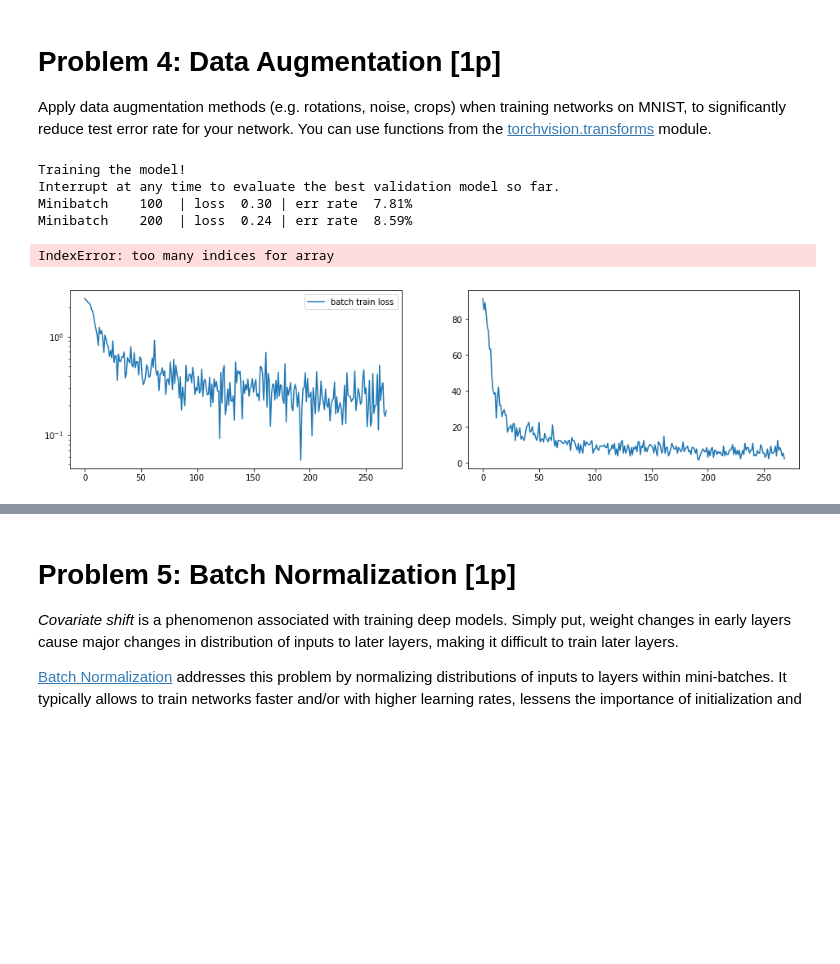
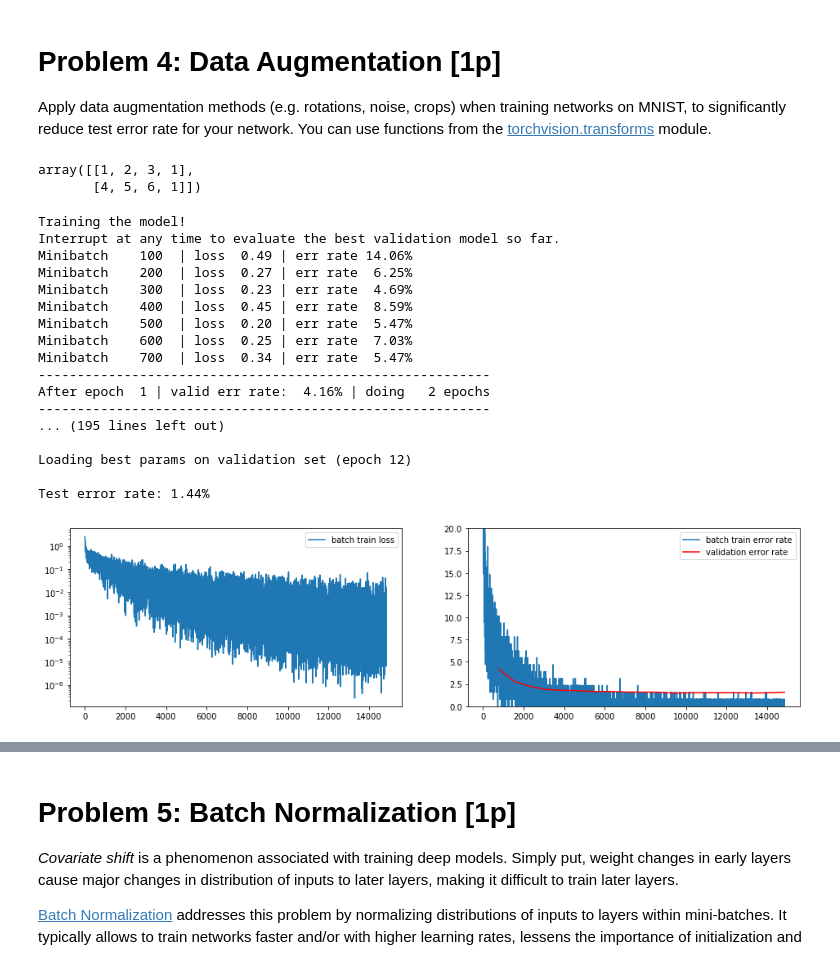
Before and after one commit to wfica/neural_networks, a Jupyter notebook: assignment4/Assignment4.ipynb, the cells around one changed output, grey strips where cells are left out. Drawn from its saved outputs; the diff is of its cells as text; code cells hidden in the pictures; blank space fills up the shorter version.

Commit message:
assignment 4 task 4 - solved 1.01% error

```diff
--- a/assignment4/Assignment4.ipynb
+++ b/assignment4/Assignment4.ipynb
@@ -626,20 +626,43 @@ Test error rate: 1.54%
 # Problem 4: Data Augmentation [1p]
 
 Apply data augmentation methods (e.g. rotations, noise, crops) when training networks on MNIST, to significantly reduce test error rate for your network. You can use functions from the [torchvision.transforms](http://pytorch.org/docs/master/torchvision/transforms.html) module.
+# %%
+tab = np.array([[1,2,3,1],
+               [4,5,6,1],
+               [7,8,9,1]])
+tab[:-1, :]
+# %% [output]
+array([[1, 2, 3, 1],
+       [4, 5, 6, 1]])
 # %%
+
 def add_noise(img):
     img_numpy = img.numpy()
     mi = img_numpy.ravel().mean()
     sigma = img_numpy.ravel().std()
     noise = np.random.normal(mi/2, sigma/4, size=img_numpy.shape)
     img_numpy += noise
-    print('ALA\n')
     return torch.from_numpy(img_numpy)
 
+def shift_right(res, img, offset):
+    res[0][offset:, :] = img[0][:-offset,:]
+    return res
+def shift_left(res, img, offset):
+    res[0][:-offset, :] = img[0][offset:, :]
+    return res
+def shift_up(res, img, offset):
+    res[0][:, offset:] = img[0][:,:-offset]
+    return res
+def shift_down(res, img, offset):
+    res[0][:,:-offset] = img[0][:, offset:]
+    return res
+
+
 def shift_randomly(img):
+    funcs = [shift_right, shift_left, shift_up, shift_down]
     img_numpy = img.numpy()
     res = np.zeros_like(img_numpy)
-    print(res.shape)
-    print(1 / 0)
-    return torch.from_numpy(img_numpy)
+    f = funcs[np.random.randint(4)]
+    res = f(res, img_numpy, 3)
+    return torch.from_numpy(res)
 # %%
@@ -691,35 +722,47 @@ mnist_loaders_big = {
 # %%
 model = FeedforwardNet([
         AffineLayer(784,700),
         ReLULayer(),
         AffineLayer(700,500),
         ReLULayer(),
         AffineLayer(500,300),
         ReLULayer(),
         DropOutLayer(),
         AffineLayer(300,10),
         SoftMaxLayer()
         ])
 model.train_mode()
 # Initialize parameters
 for p in model.parameters:
     if p.name == 'W':
-        p.data.normal_(0, 0.04)
-        #p.data.uniform_(-0.1, 0.1)
+        x = min(0.04, np.sqrt(6.) / np.sqrt( p.data.size()[0] + p.data.size()[1] ))
+        p.data.uniform_(-x, x)
     elif p.name == 'b':
         p.data.zero_()
     else:
         raise ValueError('Unknown parameter name "%s"' % p.name)
 
 # On lab computers you can set cuda=True !
-SGD(model, mnist_loaders_big, alpha=0.1, cuda=True, no_dropout=False)
+SGD(model, mnist_loaders, alpha=0.1, cuda=True, no_dropout=False)
 
 model.eval_mode()
 print "Test error rate: %.2f%%" % compute_error_rate(model, mnist_loaders['test'])
 # %% [output]
 Training the model!
 Interrupt at any time to evaluate the best validation model so far.
-Minibatch    100  | loss  0.30 | err rate  7.81%
-Minibatch    200  | loss  0.24 | err rate  8.59%
+Minibatch    100  | loss  0.49 | err rate 14.06%
+Minibatch    200  | loss  0.27 | err rate  6.25%
+Minibatch    300  | loss  0.23 | err rate  4.69%
+Minibatch    400  | loss  0.45 | err rate  8.59%
+Minibatch    500  | loss  0.20 | err rate  5.47%
+Minibatch    600  | loss  0.25 | err rate  7.03%
+Minibatch    700  | loss  0.34 | err rate  5.47%
+----------------------------------------------------------
+After epoch  1 | valid err rate:  4.16% | doing   2 epochs
+----------------------------------------------------------
+... (195 lines left out)
+
+Loading best params on validation set (epoch 12)
+
+Test error rate: 1.44%
-IndexError: too many indices for array
-[figure, old version]
+[figure, new version]
```
Also changed, not shown: parts of 2 cells of this notebook.
